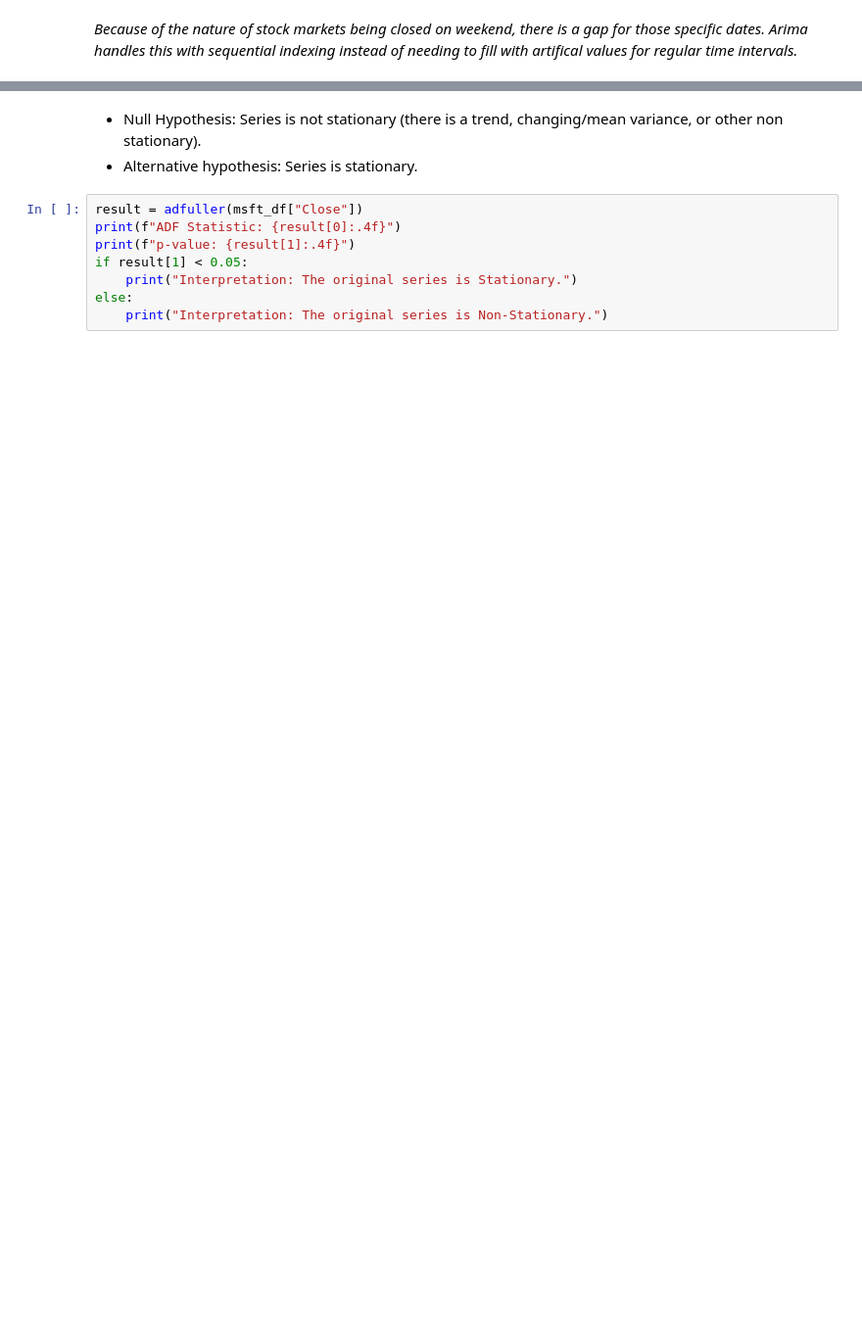
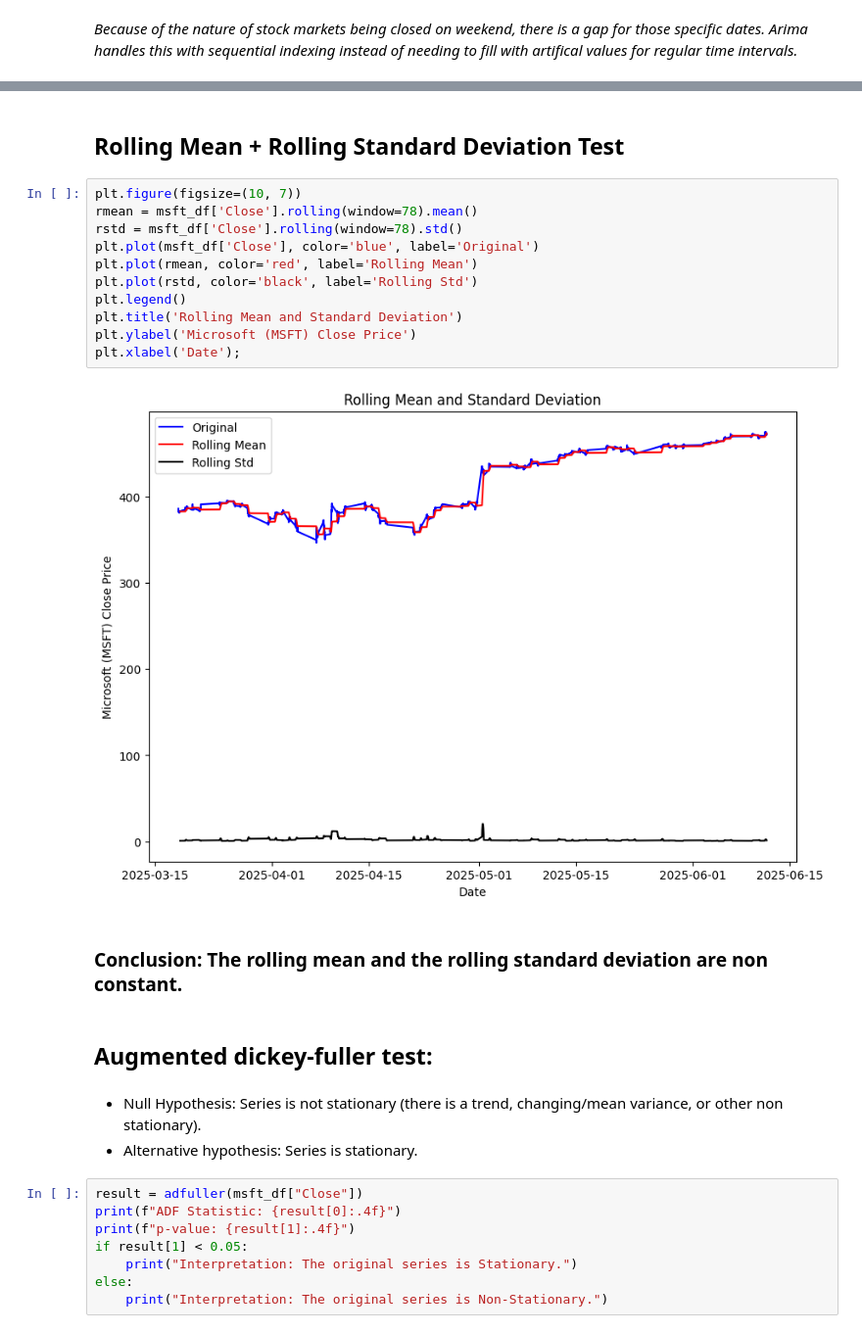
Before and after one commit to BillyBrothers/Stock_Prediction, a Jupyter notebook: Workbooks/Arima_Basic_Model.ipynb, the cells around one changed output, grey strips where cells are left out. Shown at 98% size. Cells and saved outputs as stored; diff of their text form; blank space fills up the shorter version.

```diff
--- a/Workbooks/Arima_Basic_Model.ipynb
+++ b/Workbooks/Arima_Basic_Model.ipynb
@@ -101,3 +101,22 @@ plt.legend()
+# %% [markdown]
+## Rolling Mean + Rolling Standard Deviation Test
+# %%
+plt.figure(figsize=(10, 7))
+rmean = msft_df['Close'].rolling(window=78).mean()
+rstd = msft_df['Close'].rolling(window=78).std()
+plt.plot(msft_df['Close'], color='blue', label='Original')
+plt.plot(rmean, color='red', label='Rolling Mean')
+plt.plot(rstd, color='black', label='Rolling Std')
+plt.legend()
+plt.title('Rolling Mean and Standard Deviation')
+plt.ylabel('Microsoft (MSFT) Close Price')
+plt.xlabel('Date');
+# %% [output]
+[figure, added]
+# %% [markdown]
+### Conclusion: The rolling mean and the rolling standard deviation are non constant.
+# %% [markdown]
+## Augmented dickey-fuller test:
 # %% [markdown]
 * Null Hypothesis: Series is not stationary (there is a trend, changing/mean variance, or other non stationary).
 * Alternative hypothesis: Series is stationary.
```
Also changed, not shown: parts of 44 cells of this notebook.
